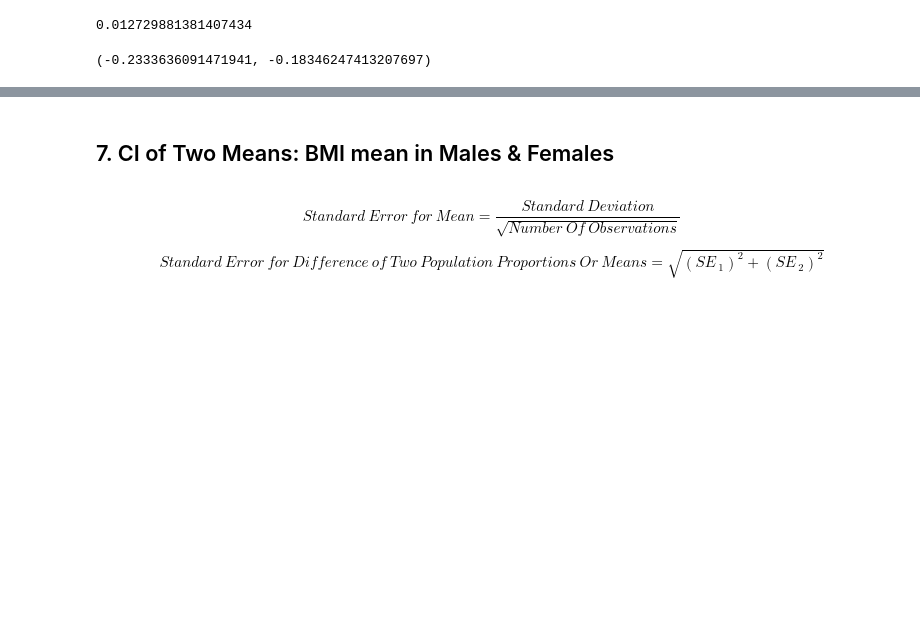
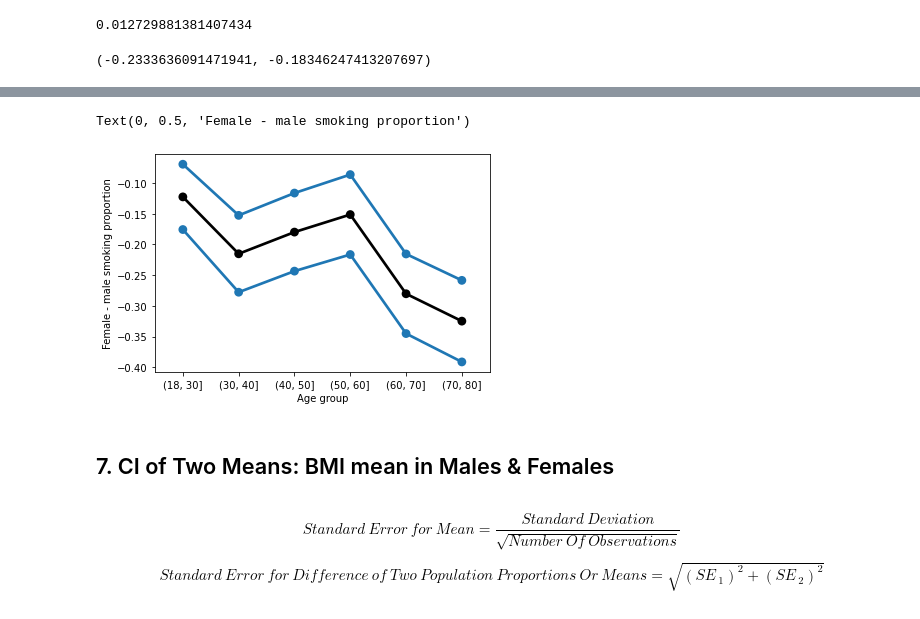
Before and after one commit to mxagar/statistics_with_python_coursera, a Jupyter notebook: 02_Inference/lab/02_ConfidenceIntervals_Examples.ipynb, the cells around one changed output, grey strips where cells are left out. Drawn from its saved outputs; the diff is of its cells as text; code cells hidden in the pictures; blank space fills up the shorter version.

```diff
--- a/02_Inference/lab/02_ConfidenceIntervals_Examples.ipynb
+++ b/02_Inference/lab/02_ConfidenceIntervals_Examples.ipynb
@@ -329,0 +347,5 @@ ucb = d + 1.96 * se_diff
+# %%
+# The number of people for each calculated proportion
+dn = da.groupby(["agegrp", "RIAGENDRx"]).agg({"SMQ020x": np.size}).unstack()
+dn.columns = ["Female", "Male"]
+dn
@@ -329,0 +361,4 @@ ucb = d + 1.96 * se_diff
+# %%
+# Standard errors for each proportion
+se = np.sqrt(pr * (1 - pr) / dn)
+se
@@ -329,0 +374,4 @@ ucb = d + 1.96 * se_diff
+# %%
+# Standard error for the difference in female/male smoking rates in every age band
+se_diff = np.sqrt(se.Female**2 + se.Male**2)
+se_diff
@@ -329,0 +387,5 @@ ucb = d + 1.96 * se_diff
+# %%
+# Standard errors for the difference in smoking rates between genders, within age bands
+# The difference in smoking rates between genders
+pq = pr.Female - pr.Male
+pq
@@ -330,3 +403,14 @@ ucb = d + 1.96 * se_diff
+# %%
+x = np.arange(pq.size)
+pp = sns.pointplot(x=x, y=pq.values, color='black')
+sns.pointplot(x=x, y=pq - 2*se_diff)
+sns.pointplot(x=x, y=pq + 2*se_diff)
+pp.set_xticklabels(pq.index)
+pp.set_xlabel("Age group")
+pp.set_ylabel("Female - male smoking proportion")
+# %% [output]
+Text(0, 0.5, 'Female - male smoking proportion')
+[figure, added]
 # %% [markdown]
 ## 7. CI of Two Means: BMI mean in Males & Females
 # %% [markdown]
```
Also changed, not shown: parts of 17 cells of this notebook.
